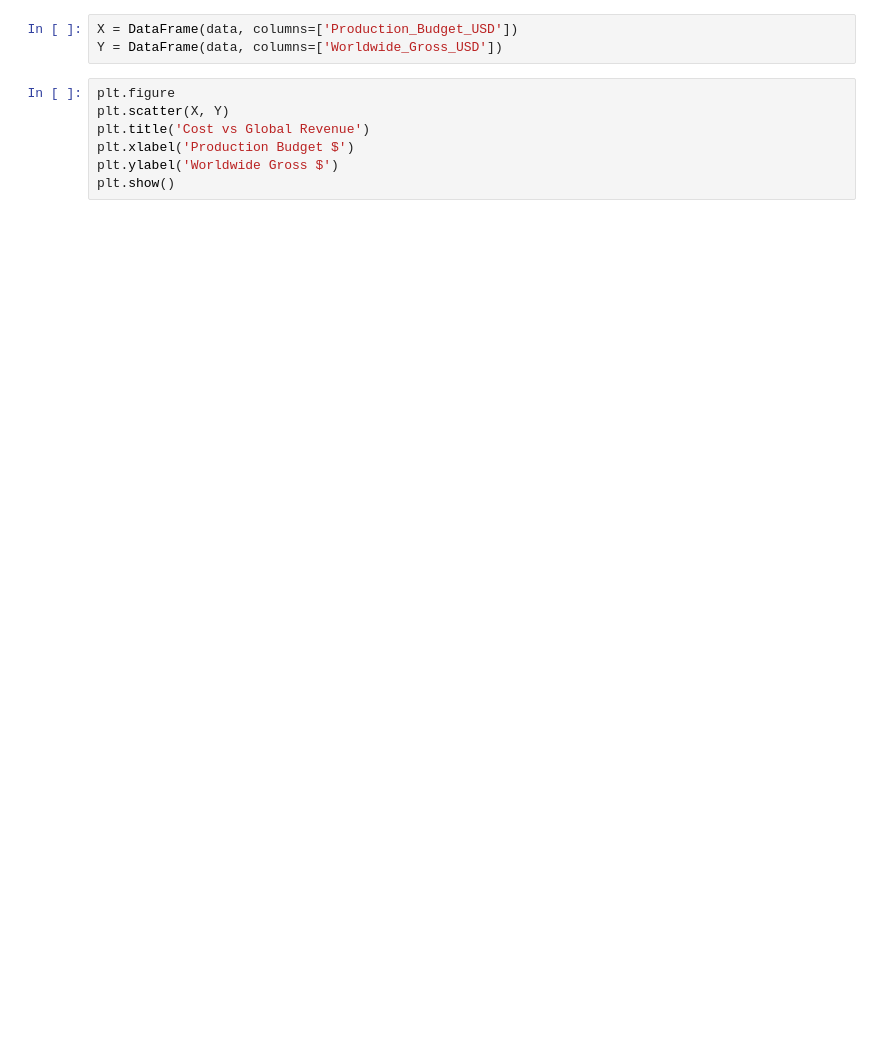
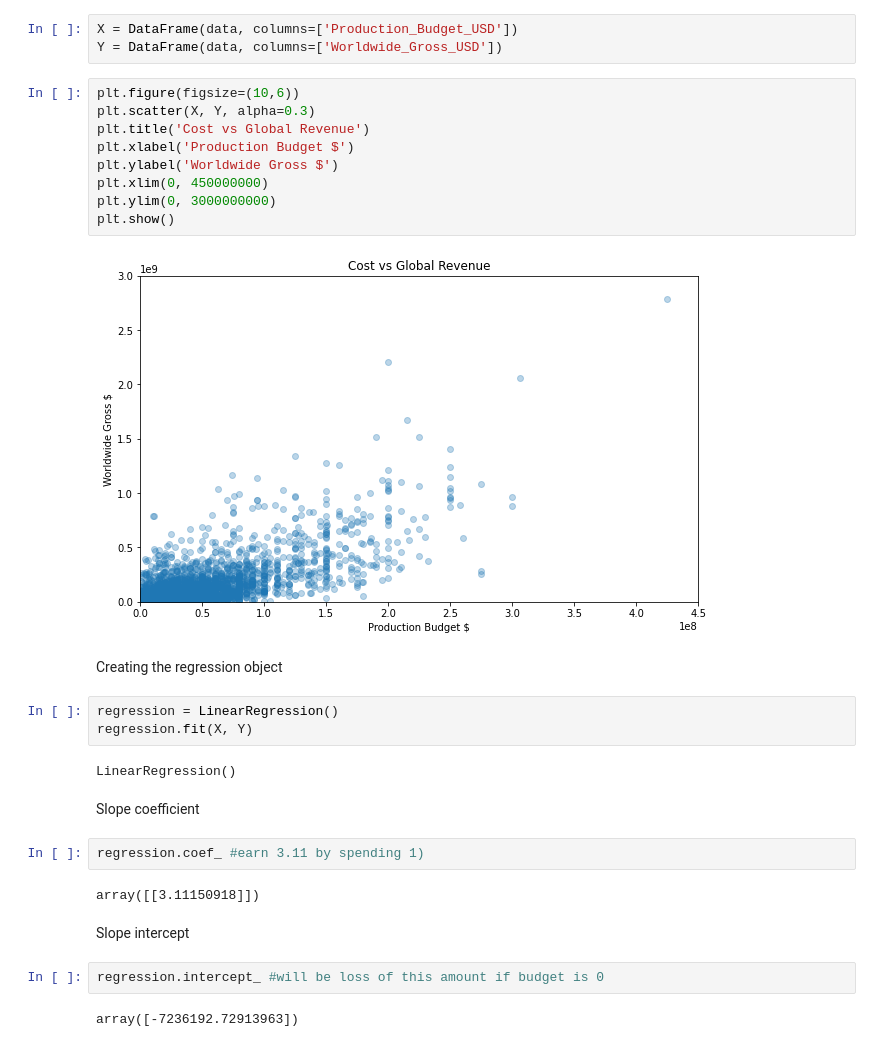
Before and after one commit to Foyezz/Data-Sciece-and-ML-Bootcamp-, a Jupyter notebook: Predict Movie Box Office Revenue with Linear Regression/Linear Regression.ipynb, the cells around one changed output. Saved outputs shown, nothing was run; the diff lists cells and outputs as text; blank space fills up the shorter version.

Commit message:
Linear Regression

```diff
--- a/Predict Movie Box Office Revenue with Linear Regression/Linear Regression.ipynb
+++ b/Predict Movie Box Office Revenue with Linear Regression/Linear Regression.ipynb
@@ -34,9 +38,32 @@ data.describe()
 X = DataFrame(data, columns=['Production_Budget_USD'])
 Y = DataFrame(data, columns=['Worldwide_Gross_USD'])
 # %%
-plt.figure
-plt.scatter(X, Y)
+plt.figure(figsize=(10,6))
+plt.scatter(X, Y, alpha=0.3)
 plt.title('Cost vs Global Revenue')
 plt.xlabel('Production Budget $')
 plt.ylabel('Worldwide Gross $')
+plt.xlim(0, 450000000)
+plt.ylim(0, 3000000000)
 plt.show()
+# %% [output]
+[figure, added]
+# %% [markdown]
+Creating the regression object
+# %%
+regression = LinearRegression()
+regression.fit(X, Y)
+# %% [output]
+LinearRegression()
+# %% [markdown]
+Slope coefficient
+# %%
+regression.coef_ #earn 3.11 by spending 1)
+# %% [output]
+array([[3.11150918]])
+# %% [markdown]
+Slope intercept
+# %%
+regression.intercept_ #will be loss of this amount if budget is 0
+# %% [output]
+array([-7236192.72913963])
```
Also changed, not shown: parts of 8 cells of this notebook, 1 other file.
